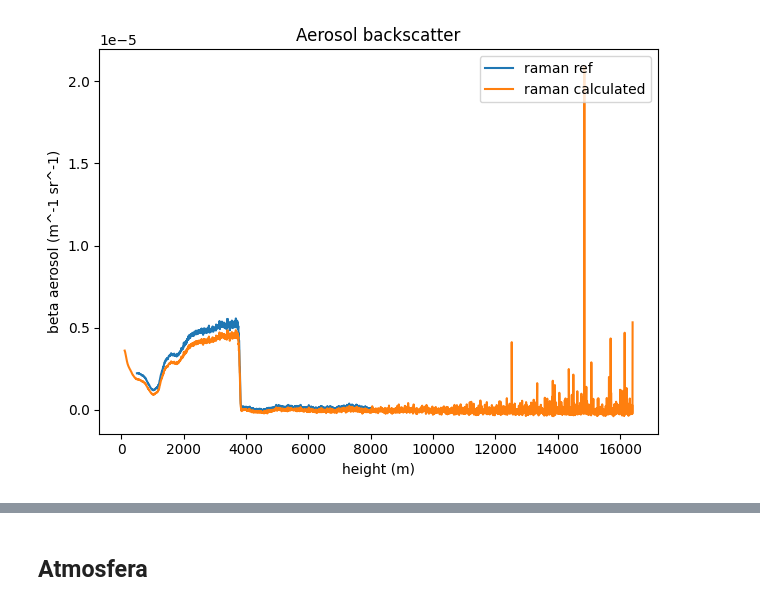
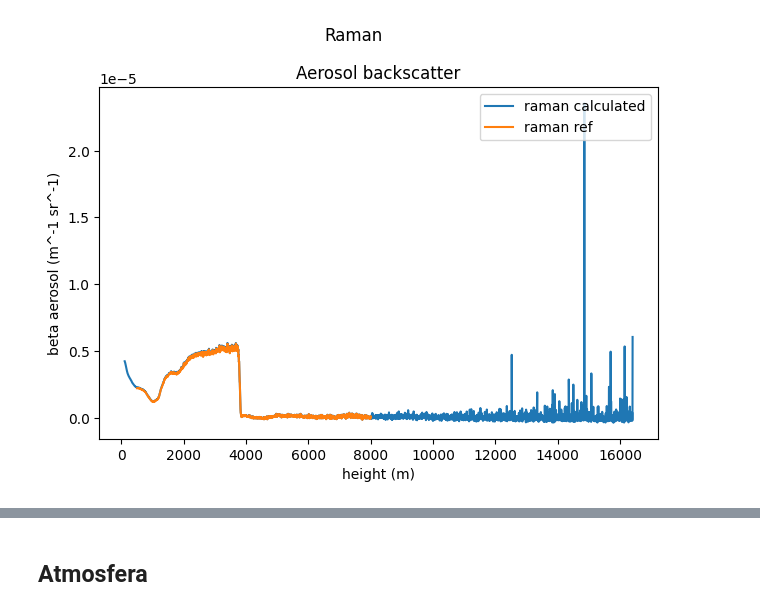
Before and after one commit to JairoRotava/lifa, a Jupyter notebook: notebooks/klett and raman processing.ipynb, the cells around one changed output, grey strips where cells are left out. Cells and saved outputs as stored; diff of their text form; code cells hidden in the pictures.

```diff
--- a/notebooks/klett processing.ipynb
+++ b/notebooks/klett and raman processing.ipynb
@@ -213,17 +193,54 @@ backscatter_aer = ram.raman_backscatter(lidar_data['raman_rc'], lidar_data['rayl
+# %%
+# Gera "pressao" e "temperatura" as partir do backscatter de aerosol dos russos
+# Os dados exportados dos russos só vem com o beta molecular, e não com temperatura e pressão
+# que são necessários para esse algoritmo. Aqui é feita uma sacanagem para calcular
+# valores de pressão e temperatura a partir dos dados dos russos para facilitar comparação.
+# Os dados não são reais e nem fazem sentido, pois é assumido que a temperatura é sempre 1. Mas
+# o beta molecular calculados a partir destes números são os mesmos dos russos. Isso facilita comparação
+# dos resultados
+pressure = lidar_data['molecular_backscatter']/hp.f_bst(lidar_data['rayleigh_lambda'])*100
+temperature = pressure/pressure
+
+# Calcula extinction rate para aerosol a partir de sinal Raman
+alpha_aer = ram.raman_extinction(lidar_data['raman_rc'],    # array sinal raman com range correction
+                                 lidar_data['bin_width'],   # tamanho de cada bin em metros
+                                 lidar_data['rayleigh_lambda'], # comprimento de onda do laser/rayleigh
+                                 lidar_data['raman_lambda'],    # comprimento de onda sinal raman
+                                 angstrom_aerosol=1,    # fator de relação. Geralmente por volta de 1
+                                 temperature=temperature,   # array com temperatura do ar
+                                 pressure=pressure,     # array com pressão do ar
+                                 window_size=5,     # deve ser algum tipo de janela para filtro
+                                 order = 4)         # ordem de algum tipo de filtro
+
+# Calcula backscatter para aerosol
+backscatter_aer = ram.raman_backscatter(lidar_data['raman_rc'],     #sinal raman range corrected
+                                        lidar_data['rayleigh_rc'],  #sinal rayleigh range corrected
+                                        lidar_data['bin_width'],    # tamanho bin em metros
+                                        lidar_data['index_reference'],  #indice para referencia, onde começa somente espalhamento molecular
+                                        alpha_aer,                      #extinction rate para aerosol calculado anteriormente a partir do sinal Raman
+                                        1,                              # fator angstrom
+                                        lidar_data['rayleigh_lambda'],  # comprimento de onda rayleigh
+                                        lidar_data['raman_lambda'],     # comprimento de onda raman
+                                        pressure,                       # array pressao
+                                        temperature,                    # array temperatura
+                                        lidar_data['beta_aerosol_reference'],   # valor de beta aerosol no ponto de referencia (geralmente zero)
+                                        lidar_data['reference_range'])          # faixa onde é calculada a referencia
 # %%
 plt.subplot(1,1,1)
+plt.suptitle('Raman')
+plt.plot(lidar_data['z'], backscatter_aer, label='raman calculated')
 plt.plot(lidar_data['z_raman'], lidar_data['raman_backscatter'], label='raman ref')
+
+#plt.plot(lidar_data['z'], backscatter_output, label='klett calculated')
 #plt.plot(lidar_data['z_klett'], lidar_data['klett_backscatter'], label='klett ref')
 
-#plt.plot(lidar_data['z'], backscatter_output, label='klett calculated')
-plt.plot(lidar_data['z'], backscatter_aer, label='raman calculated')
 plt.title('Aerosol backscatter')
 #plt.yscale('log')
 plt.legend(loc='upper right')
 plt.ylabel('beta aerosol (m^-1 sr^-1)')
 plt.xlabel('height (m)')
 
 plt.tight_layout() # Adjusts subplot parameters for a tight layout
 plt.show()
 # %% [output]
-[figure, old version]
+[figure, new version]
```
Also changed, not shown: parts of 18 cells of this notebook, 1 other file.
